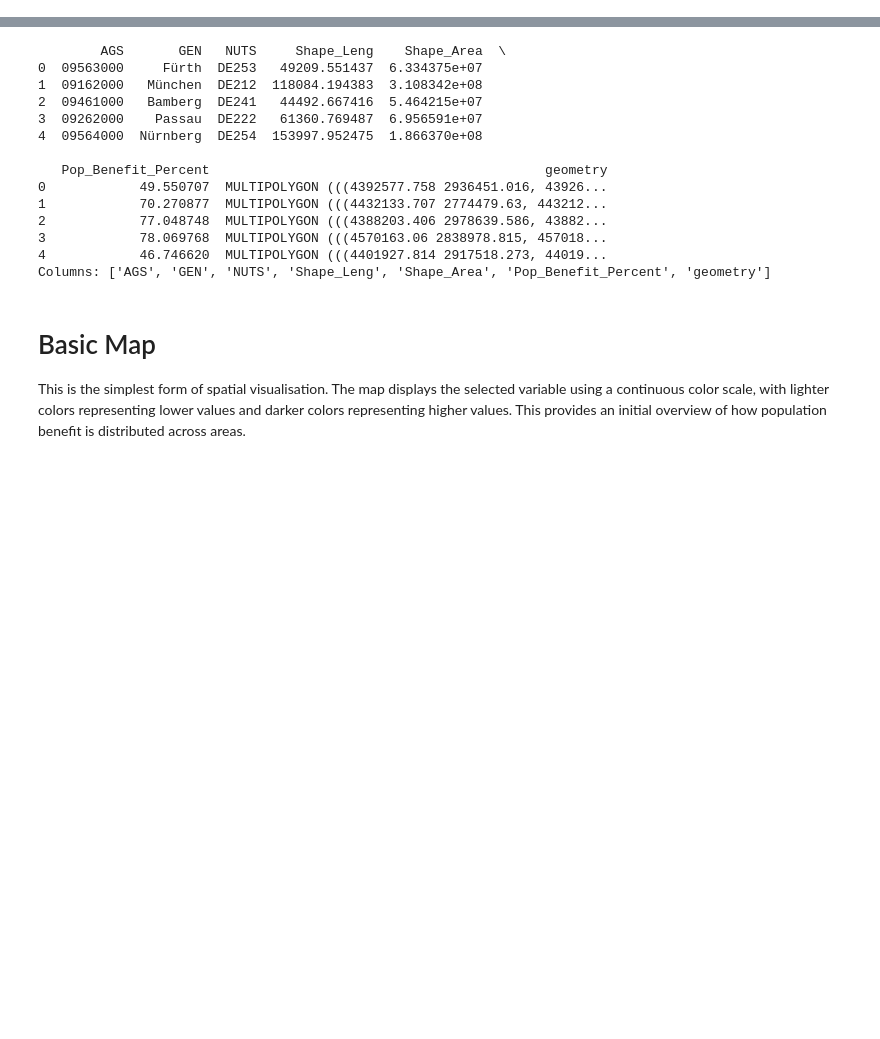
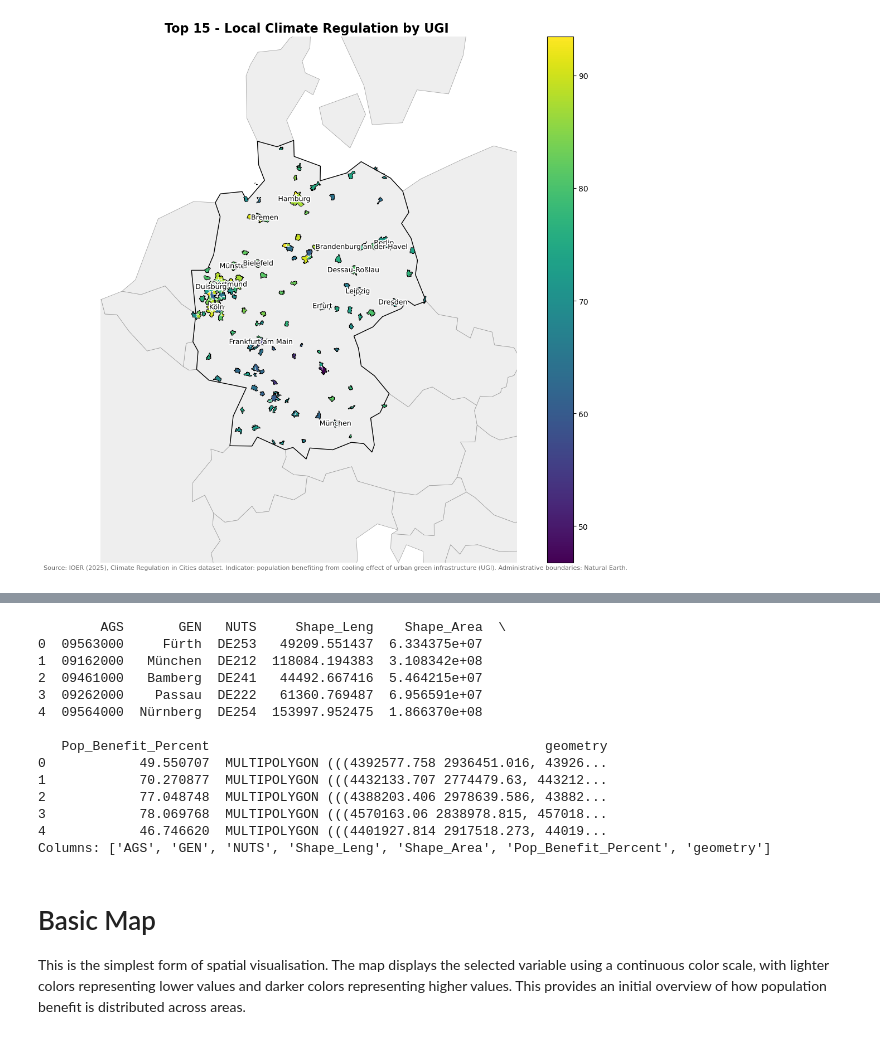
Before and after one commit to ioer-dresden/jupyter-book-ioerdata, a Jupyter notebook: notebooks/ioerdata_api/03_basic_visualization.ipynb, the cells around one changed output, grey strips where cells are left out. Cells and saved outputs as stored; diff of their text form; code cells hidden in the pictures; blank space fills up the shorter version.

```diff
--- a/notebooks/ioerdata_api/03_basic_visualization.ipynb
+++ b/notebooks/ioerdata_api/03_basic_visualization.ipynb
@@ -41,0 +443,81 @@ This cell loads the spatial dataset and prepares it for visualisation. We inspec
+# %%
+# Automatically select the largest city polygons
+N_LABELS = 15
+
+affected = gdf_wgs[gdf_wgs[value_col].fillna(0) > 0].copy()
+
+# Use projected data for area calculation to avoid inaccurate area values in WGS84
+affected_projected = affected.to_crs(gdf.crs)
+affected["_area_m2"] = affected_projected.geometry.area
+
+# Select the largest polygons
+label_gdf = affected.nlargest(N_LABELS, "_area_m2").copy()
+
+print(f"Automatically selected {len(label_gdf)} cities:")
+print(label_gdf[name_col].tolist())
+
+fig, ax = plt.subplots(figsize=(11, 10))
+
+# Reuse existing map layers
+ax.set_facecolor("#dceef7")
+nearby.plot(ax=ax, color="#eeeeee", edgecolor="#999999", linewidth=0.5, zorder=1)
+germany.boundary.plot(ax=ax, color="black", linewidth=1.0, zorder=2)
+
+gdf_wgs.plot(
+    column=value_col,
+    ax=ax,
+    cmap="viridis",
+    legend=True,
+    edgecolor="none",
+    missing_kwds={"color": "lightgrey"},
+    zorder=3
+)
+
+city_borders.plot(ax=ax, linewidth=0.35, color="white", alpha=0.9, zorder=4)
+main_outline.plot(ax=ax, linewidth=0.6, color="black", zorder=5)
+
+# Add labels for automatically selected cities
+pts = label_gdf.geometry.representative_point()
+
+for x, y, name in zip(pts.x, pts.y, label_gdf[name_col]):
+    txt = ax.text(
+        x, y, name,
+        fontsize=9,
+        ha="center",
+        va="center",
+        color="black",
+        zorder=10
+    )
+    txt.set_path_effects([
+        pe.withStroke(linewidth=3, foreground="white")
+    ])
+
+ax.set_xlim(extent[0], extent[1])
+ax.set_ylim(extent[2], extent[3])
+
+ax.set_title(
+    f"Top {N_LABELS} - Local Climate Regulation by UGI ",
+    fontsize=16,
+    fontweight="bold"
+)
+
+ax.set_axis_off()
+plt.tight_layout()
+
+# Caption / source information
+caption = (
+    "Source: IOER (2025), Climate Regulation in Cities dataset. "
+    "Indicator: population benefiting from cooling effect of urban green infrastructure (UGI). "
+    "Administrative boundaries: Natural Earth."
+)
+
+fig.text(
+    0.02, 0.001,   # left-bottom corner
+    caption,
+    ha="left",
+    va="bottom",
+    fontsize=8,
+    color="dimgray"
+)
+plt.show()
+# %% [output]
@@ -41,0 +526 @@ This cell loads the spatial dataset and prepares it for visualisation. We inspec
+[figure, added]
```
Also changed, not shown: parts of 26 cells of this notebook, 2 other files.
